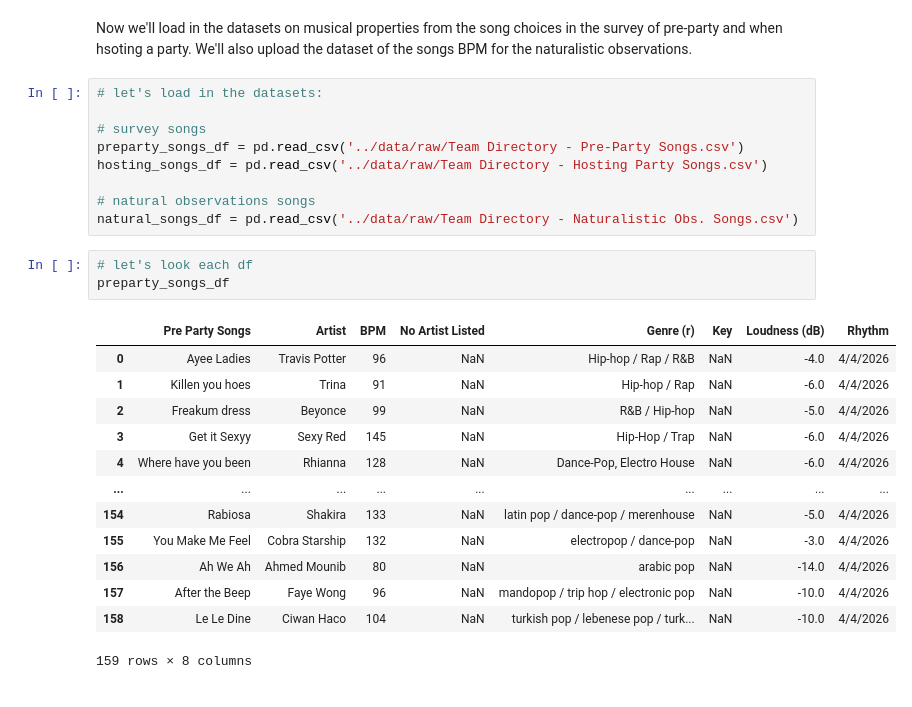
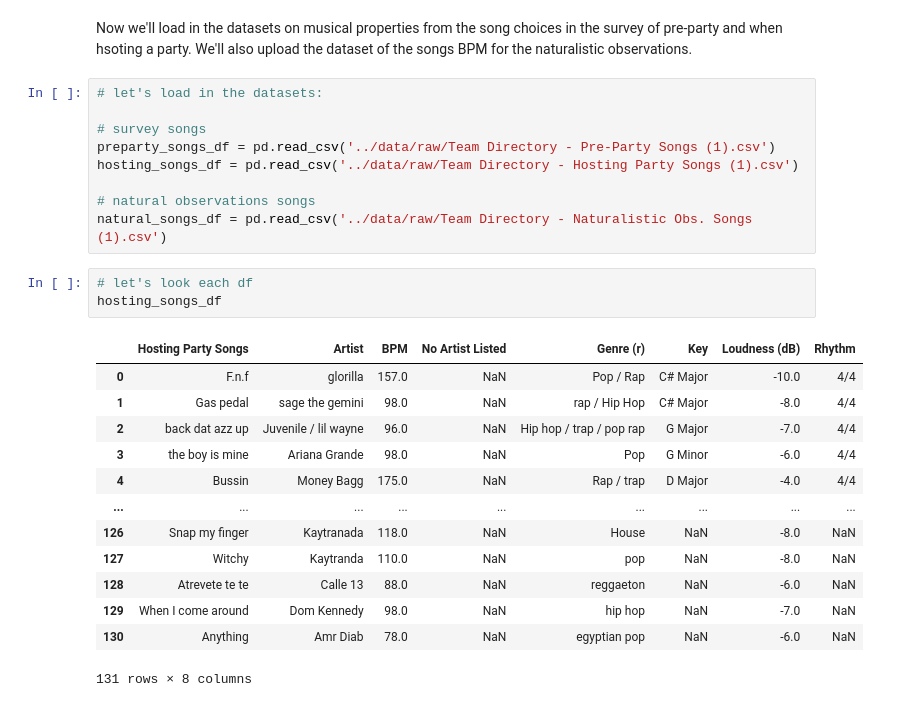
Before and after one commit to aranzahv4/music-motivation-survey-repo, a Jupyter notebook: notebooks/02_Music_Data.ipynb, the cells around one changed output. Saved outputs shown, nothing was run; the diff lists cells and outputs as text.

```diff
--- a/notebooks/02_Music_Data.ipynb
+++ b/notebooks/02_Music_Data.ipynb
@@ -432,25 +432,25 @@ Now we'll load in the datasets on musical properties from the song choices in th
 # let's load in the datasets:
 
 # survey songs
-preparty_songs_df = pd.read_csv('../data/raw/Team Directory - Pre-Party Songs.csv')
-hosting_songs_df = pd.read_csv('../data/raw/Team Directory - Hosting Party Songs.csv')
+preparty_songs_df = pd.read_csv('../data/raw/Team Directory - Pre-Party Songs (1).csv')
+hosting_songs_df = pd.read_csv('../data/raw/Team Directory - Hosting Party Songs (1).csv')
 
 # natural observations songs
-natural_songs_df = pd.read_csv('../data/raw/Team Directory - Naturalistic Obs. Songs.csv')
+natural_songs_df = pd.read_csv('../data/raw/Team Directory - Naturalistic Obs. Songs (1).csv')
 # %%
 # let's look each df
-preparty_songs_df
+hosting_songs_df
 # %% [output]
-|  | Pre Party Songs | Artist | BPM | No Artist Listed | Genre (r) | Key | Loudness (dB) | Rhythm |
-| 0 | Ayee Ladies | Travis Potter | 96 | NaN | Hip-hop / Rap / R&B | NaN | -4.0 | 4/4/2026 |
-| 1 | Killen you hoes | Trina | 91 | NaN | Hip-hop / Rap | NaN | -6.0 | 4/4/2026 |
-| 2 | Freakum dress | Beyonce | 99 | NaN | R&B / Hip-hop | NaN | -5.0 | 4/4/2026 |
-| 3 | Get it Sexyy | Sexy Red | 145 | NaN | Hip-Hop / Trap | NaN | -6.0 | 4/4/2026 |
-| 4 | Where have you been | Rhianna | 128 | NaN | Dance-Pop, Electro House | NaN | -6.0 | 4/4/2026 |
+|  | Hosting Party Songs | Artist | BPM | No Artist Listed | Genre (r) | Key | Loudness (dB) | Rhythm |
+| 0 | F.n.f | glorilla | 157.0 | NaN | Pop / Rap | C# Major | -10.0 | 4/4 |
+| 1 | Gas pedal | sage the gemini | 98.0 | NaN | rap / Hip Hop | C# Major | -8.0 | 4/4 |
+| 2 | back dat azz up | Juvenile / lil wayne | 96.0 | NaN | Hip hop / trap / pop rap | G Major | -7.0 | 4/4 |
+| 3 | the boy is mine | Ariana Grande | 98.0 | NaN | Pop | G Minor | -6.0 | 4/4 |
+| 4 | Bussin | Money Bagg | 175.0 | NaN | Rap / trap | D Major | -4.0 | 4/4 |
 | ... | ... | ... | ... | ... | ... | ... | ... | ... |
-| 154 | Rabiosa | Shakira | 133 | NaN | latin pop / dance-pop / merenhouse | NaN | -5.0 | 4/4/2026 |
-| 155 | You Make Me Feel | Cobra Starship | 132 | NaN | electropop / dance-pop | NaN | -3.0 | 4/4/2026 |
-| 156 | Ah We Ah | Ahmed Mounib | 80 | NaN | arabic pop | NaN | -14.0 | 4/4/2026 |
-| 157 | After the Beep | Faye Wong | 96 | NaN | mandopop / trip hop / electronic pop | NaN | -10.0 | 4/4/2026 |
-| 158 | Le Le Dine | Ciwan Haco | 104 | NaN | turkish pop / lebenese pop / turk... | NaN | -10.0 | 4/4/2026 |
+| 126 | Snap my finger | Kaytranada | 118.0 | NaN | House | NaN | -8.0 | NaN |
+| 127 | Witchy | Kaytranda | 110.0 | NaN | pop | NaN | -8.0 | NaN |
+| 128 | Atrevete te te | Calle 13 | 88.0 | NaN | reggaeton | NaN | -6.0 | NaN |
+| 129 | When I come around | Dom Kennedy | 98.0 | NaN | hip hop | NaN | -7.0 | NaN |
+| 130 | Anything | Amr Diab | 78.0 | NaN | egyptian pop | NaN | -6.0 | NaN |
-159 rows × 8 columns
+131 rows × 8 columns
```
